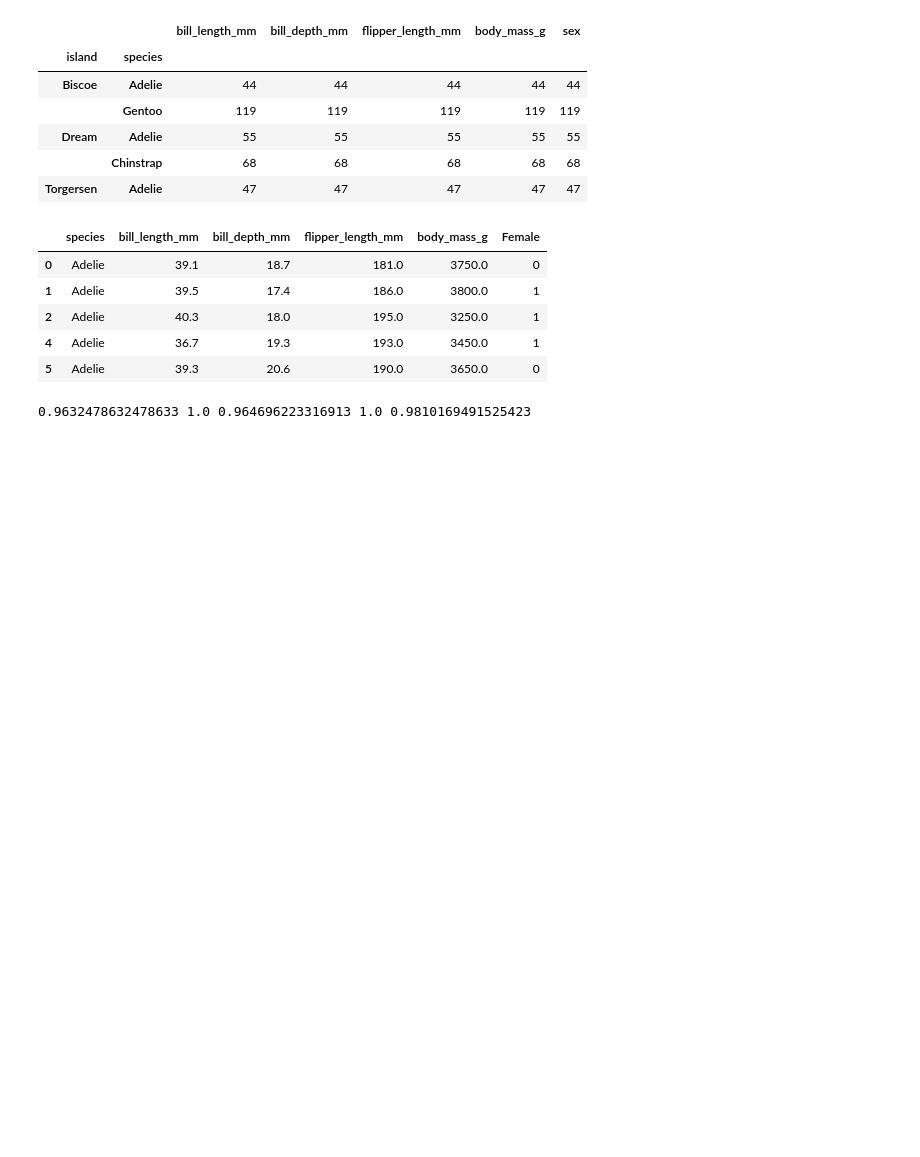
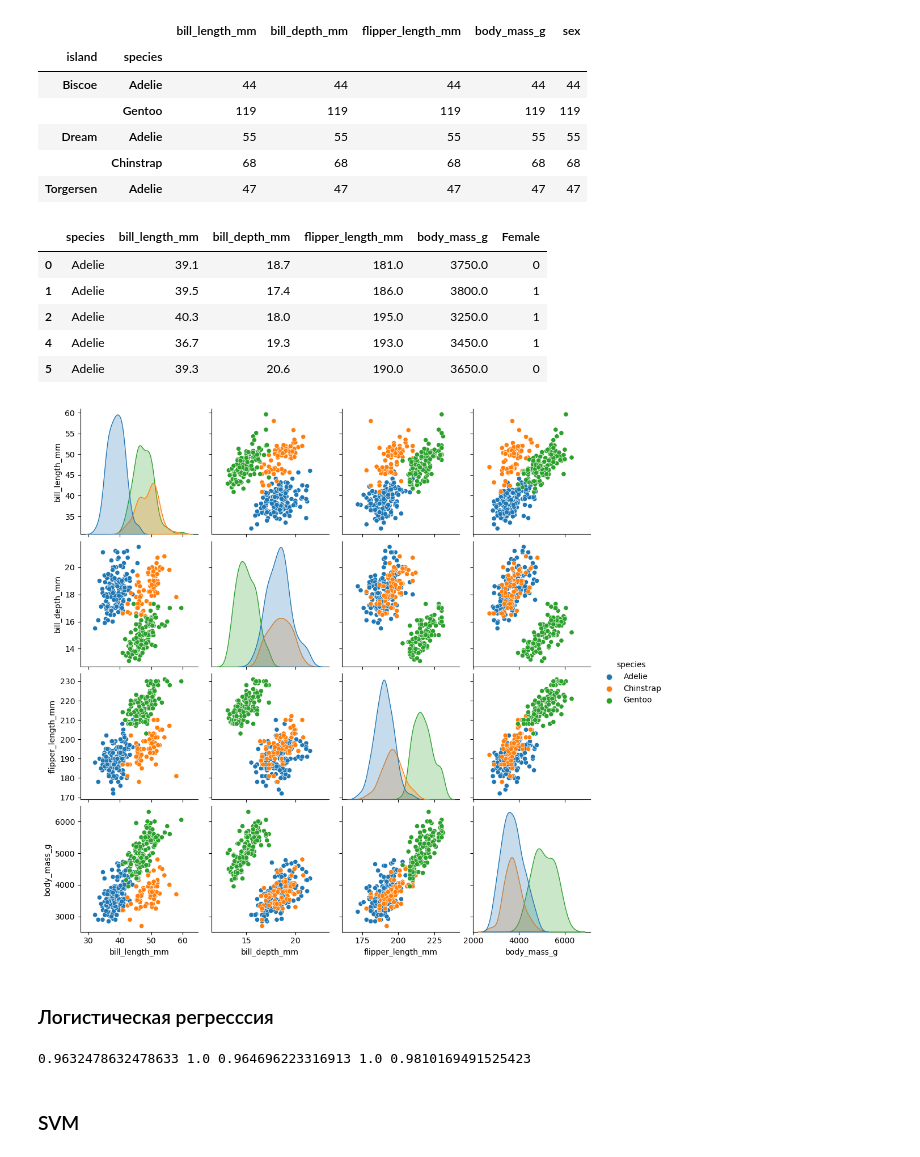
Before and after one commit to gbrs/ml_experiments, a Jupyter notebook: Probe.ipynb, the cells around one changed output. Saved outputs shown, nothing was run; the diff lists cells and outputs as text; code cells hidden in the pictures; blank space fills up the shorter version.

```diff
--- a/Probe.ipynb
+++ b/Probe.ipynb
@@ -210,0 +218,6 @@ from sklearn.linear_model import LogisticRegression
+# %%
+sns.pairplot(penguins_raw, hue='species');
+# %% [output]
+[figure, added]
+# %% [markdown]
+### Логистическая регресссия
@@ -215,3 +230,5 @@ result_LogisticRegression = cross_validate(clf, X, y, scoring='f1_macro')['test_
 print(*result_LogisticRegression)
 # %% [output]
 0.9632478632478633 1.0 0.964696223316913 1.0 0.9810169491525423
+# %% [markdown]
+### SVM
```
Also changed, not shown: parts of 13 cells of this notebook.
